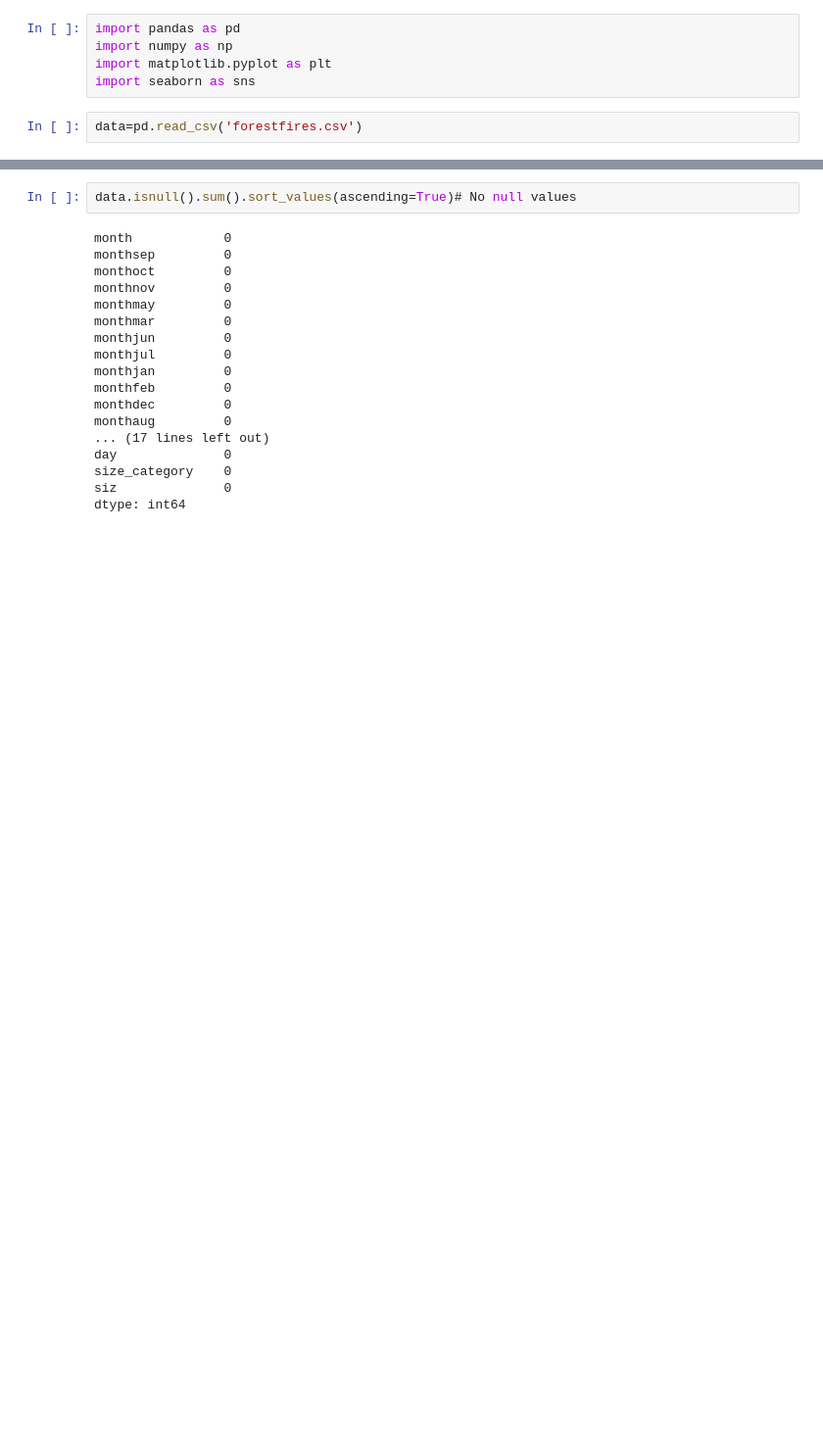
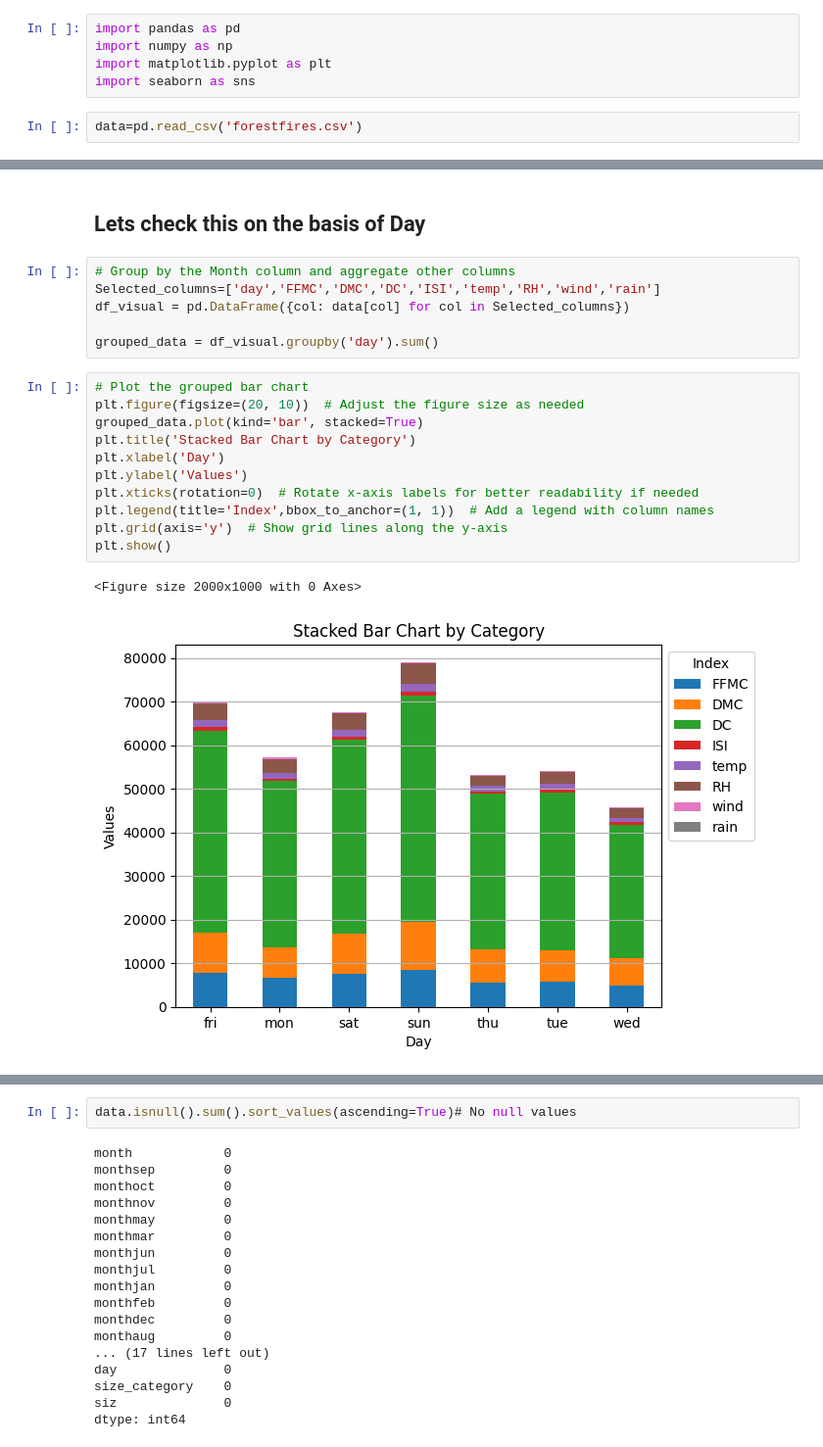
Before and after one commit to GrimmXoXo/Machine-Learning-Techniques-Implementation, a Jupyter notebook: SVM/forest.ipynb, the cells around one changed output, grey strips where cells are left out. Shown at 98% size. Drawn from its saved outputs; the diff is of its cells as text; blank space fills up the shorter version.

```diff
--- a/SVM/forest.ipynb
+++ b/SVM/forest.ipynb
@@ -7,0 +129,22 @@ data=pd.read_csv('forestfires.csv')
+# %% [markdown]
+## Lets check this on the basis of Day
+# %%
+# Group by the Month column and aggregate other columns
+Selected_columns=['day','FFMC','DMC','DC','ISI','temp','RH','wind','rain']
+df_visual = pd.DataFrame({col: data[col] for col in Selected_columns})
+
+grouped_data = df_visual.groupby('day').sum()
+# %%
+# Plot the grouped bar chart
+plt.figure(figsize=(20, 10))  # Adjust the figure size as needed
+grouped_data.plot(kind='bar', stacked=True)
+plt.title('Stacked Bar Chart by Category')
+plt.xlabel('Day')
+plt.ylabel('Values')
+plt.xticks(rotation=0)  # Rotate x-axis labels for better readability if needed
+plt.legend(title='Index',bbox_to_anchor=(1, 1))  # Add a legend with column names
+plt.grid(axis='y')  # Show grid lines along the y-axis
+plt.show()
+# %% [output]
+<Figure size 2000x1000 with 0 Axes>
+[figure, added]
```
Also changed, not shown: parts of 19 cells of this notebook, 2 other files.
